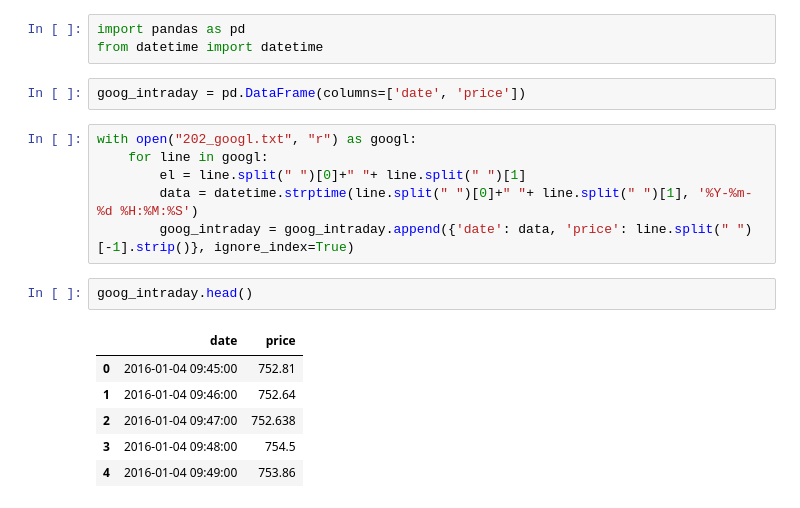
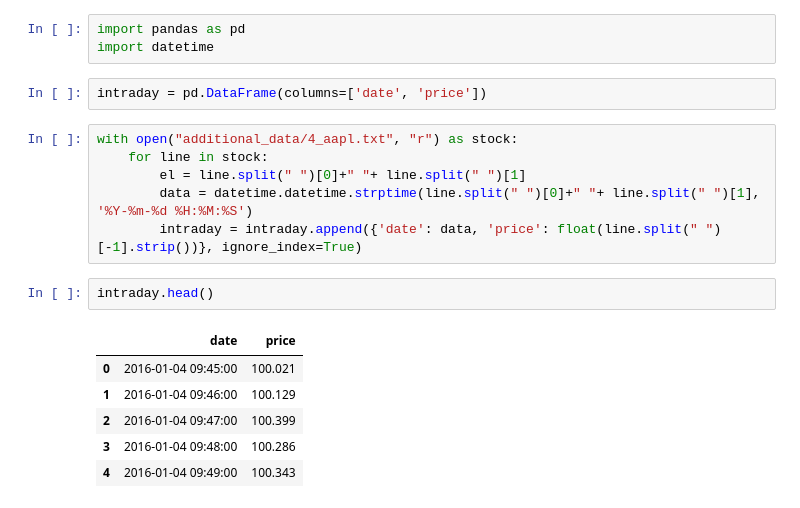
Before and after one commit to ostapkharysh/Stock-return-predictability, a Jupyter notebook: Stock_data_analysis.ipynb, the cells around one changed output. Cells and saved outputs as stored; diff of their text form.

```diff
--- a/Stock_data_analysis.ipynb
+++ b/Stock_data_analysis.ipynb
@@ -1,23 +1,23 @@
 # %%
 import pandas as pd
-from datetime import datetime
+import datetime
 # %%
-goog_intraday = pd.DataFrame(columns=['date', 'price'])
+intraday = pd.DataFrame(columns=['date', 'price'])
 # %%
-with open("202_googl.txt", "r") as googl:
-    for line in googl:
+with open("additional_data/4_aapl.txt", "r") as stock:
+    for line in stock:
         el = line.split(" ")[0]+" "+ line.split(" ")[1]
-        data = datetime.strptime(line.split(" ")[0]+" "+ line.split(" ")[1], '%Y-%m-%d %H:%M:%S')
-        goog_intraday = goog_intraday.append({'date': data, 'price': line.split(" ")[-1].strip()}, ignore_index=True)
+        data = datetime.datetime.strptime(line.split(" ")[0]+" "+ line.split(" ")[1], '%Y-%m-%d %H:%M:%S')
+        intraday = intraday.append({'date': data, 'price': float(line.split(" ")[-1].strip())}, ignore_index=True)
 # %%
-goog_intraday.head()
+intraday.head()
 # %% [output]
 |  | date | price |
-| 0 | 2016-01-04 09:45:00 | 752.81 |
-| 1 | 2016-01-04 09:46:00 | 752.64 |
-| 2 | 2016-01-04 09:47:00 | 752.638 |
-| 3 | 2016-01-04 09:48:00 | 754.5 |
-| 4 | 2016-01-04 09:49:00 | 753.86 |
+| 0 | 2016-01-04 09:45:00 | 100.021 |
+| 1 | 2016-01-04 09:46:00 | 100.129 |
+| 2 | 2016-01-04 09:47:00 | 100.399 |
+| 3 | 2016-01-04 09:48:00 | 100.286 |
+| 4 | 2016-01-04 09:49:00 | 100.343 |
 # %%
 import matplotlib.pyplot as plt
 import matplotlib
```
Also changed, not shown: parts of 13 cells of this notebook, 3 other files.
